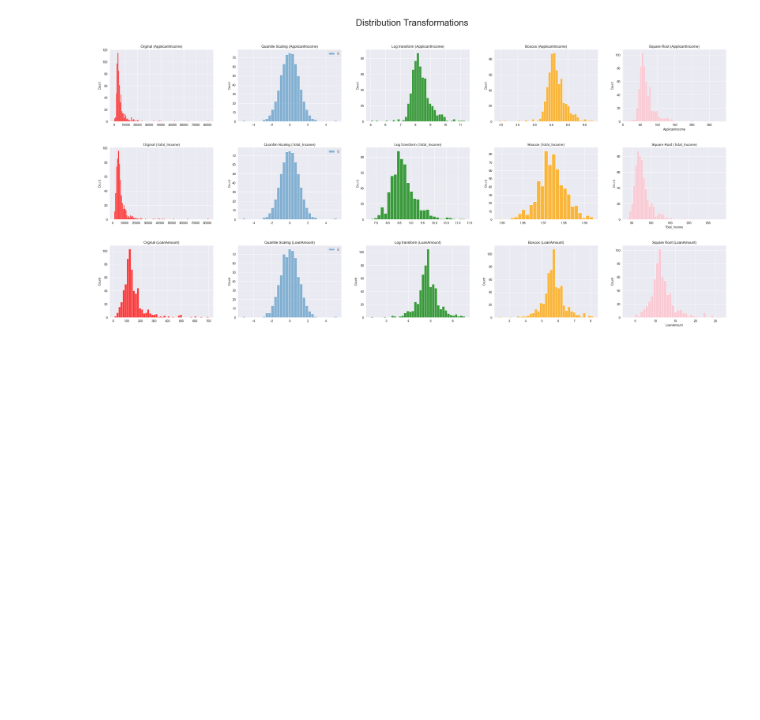
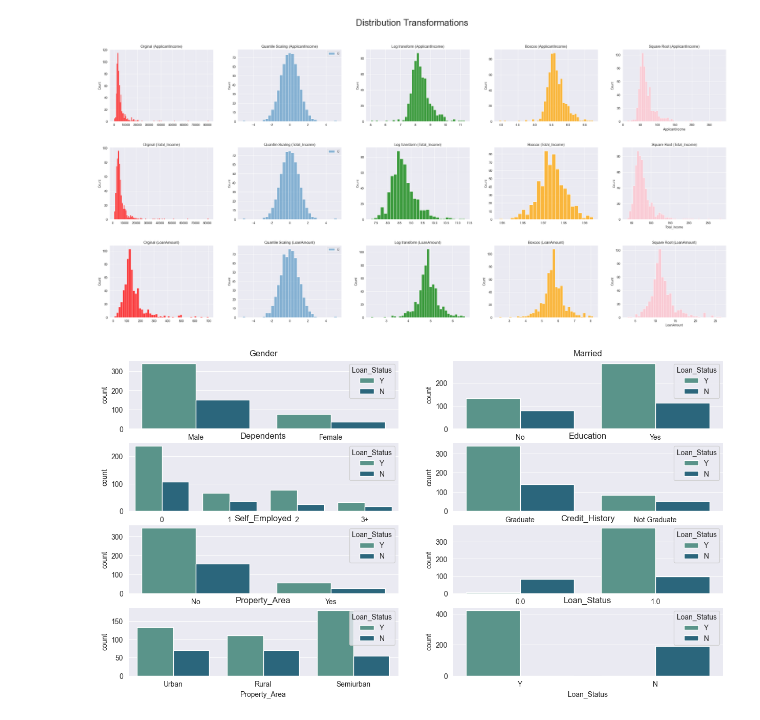
Before and after one commit to SwagAbyss/SwagML, a Jupyter notebook: Project_Notebooks/LoanPredict/loan_prediction.ipynb, the cells around one changed output. Cells and saved outputs as stored; diff of their text form; code cells hidden in the pictures; blank space fills up the shorter version.

```diff
--- a/Project_Notebooks/LoanPredict/loan_prediction.ipynb
+++ b/Project_Notebooks/LoanPredict/loan_prediction.ipynb
@@ -385,3 +385,19 @@ plt.tight_layout(pad = 4)
 plt.show()
 # %% [output]
 [figure]
+# %%
+fig, axes = plt.subplots(ncols=2, nrows=4, figsize=(15, 8))
+axes = axes.flat
+for index, column in enumerate(objcols):
+    sns.countplot(
+        data=data,
+        x=column,
+        hue=data['Loan_Status'],
+        ax=axes[index],
+        palette='crest'
+    )
+    axes[index].set_title(column, size=12)
+
+plt.suptitle()
+# %% [output]
+[figure, added]
```
Also changed, not shown: parts of 1 cell of this notebook.
